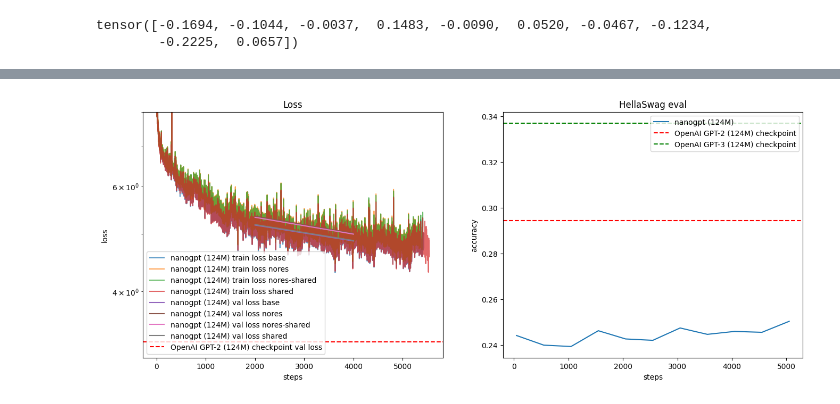
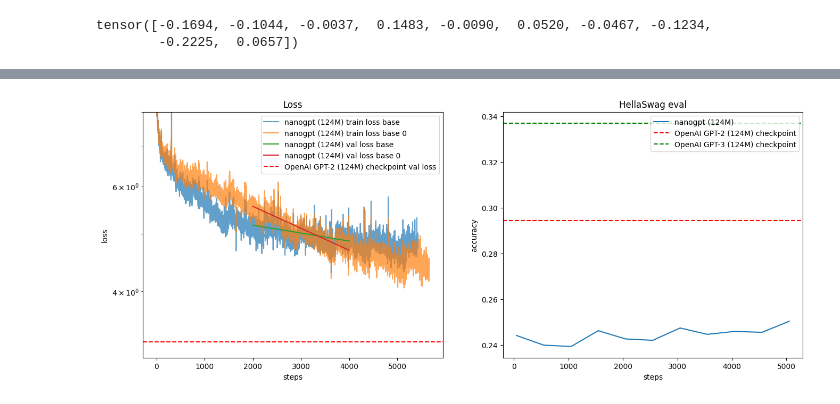
Before and after one commit to Vervious/gpt, a Jupyter notebook: play.ipynb, the cells around one changed output, grey strips where cells are left out. Drawn from its saved outputs; the diff is of its cells as text; code cells hidden in the pictures.

```diff
--- a/play.ipynb
+++ b/play.ipynb
@@ -215,44 +215,43 @@ def gen_points(filename):
         streams_xy[k] = list(zip(*xy))
     return streams_xy
 
-streams_xy_nores = gen_points("log-ben/nores-log.txt")
-streams_xy_base = gen_points("log-ben/base-log.txt")
-streams_xy_nores_shared = gen_points("log-ben/nores-shared-log.txt")
-streams_xy_shared = gen_points("log-ben/shared-log.txt")
+streams_xy_0 = gen_points("log-ben/0-log.txt")
+streams_xy_singlelayer = gen_points("log-ben/singlelayer-log.txt")
 
 # create figure
 plt.figure(figsize=(16, 6))
 
 # Panel 1: losses: both train and val
 plt.subplot(121)
-xs, ys = streams_xy_base["train"] # training loss
+xs, ys = streams_xy_singlelayer["train"] # training loss
 ys = np.array(ys)
 plt.plot(xs, ys, label=f'nanogpt ({sz}) train loss base', alpha=0.7)
 print("Min Train Loss (base):", min(ys))
 
-xs, ys = streams_xy_nores["train"] # training loss
+# xs, ys = streams_xy_nores["train"] # training loss
+# ys = np.array(ys)
+# plt.plot(xs, ys, label=f'nanogpt ({sz}) train loss nores', alpha=0.7)
+# print("Min Train Loss (nores):", min(ys))
+
+# xs, ys = streams_xy_nores_shared["train"] # training loss
+# ys = np.array(ys)
+# plt.plot(xs, ys, label=f'nanogpt ({sz}) train loss nores-shared', alpha=0.7)
+# print("Min Train Loss (nores shared):", min(ys))
+
+# xs, ys = streams_xy_shared["train"] # training loss
+# ys = np.array(ys)
+# plt.plot(xs, ys, label=f'nanogpt ({sz}) train loss shared', alpha=0.7)
+# print("Min Train Loss (shared):", min(ys))
+
+xs, ys = streams_xy_0["train"] # training loss
 ys = np.array(ys)
-plt.plot(xs, ys, label=f'nanogpt ({sz}) train loss nores', alpha=0.7)
-print("Min Train Loss (nores):", min(ys))
+plt.plot(xs, ys, label=f'nanogpt ({sz}) train loss base 0', alpha=0.7)
+print("Min Train Loss (base 0):", min(ys))
 
-xs, ys = streams_xy_nores_shared["train"] # training loss
-ys = np.array(ys)
-plt.plot(xs, ys, label=f'nanogpt ({sz}) train loss nores-shared', alpha=0.7)
-print("Min Train Loss (nores shared):", min(ys))
-
-xs, ys = streams_xy_shared["train"] # training loss
-ys = np.array(ys)
-plt.plot(xs, ys, label=f'nanogpt ({sz}) train loss shared', alpha=0.7)
-print("Min Train Loss (shared):", min(ys))
-
-xs, ys = streams_xy_base["val"] # validation loss
+xs, ys = streams_xy_singlelayer["val"] # validation loss
 plt.plot(xs, ys, label=f'nanogpt ({sz}) val loss base')
-xs, ys = streams_xy_nores["val"] # validation loss
-plt.plot(xs, ys, label=f'nanogpt ({sz}) val loss nores')
-xs, ys = streams_xy_nores_shared["val"] # validation loss
-plt.plot(xs, ys, label=f'nanogpt ({sz}) val loss nores-shared')
-xs, ys = streams_xy_shared["val"] # validation loss
-plt.plot(xs, ys, label=f'nanogpt ({sz}) val loss shared')
+xs, ys = streams_xy_0["val"] # validation loss
+plt.plot(xs, ys, label=f'nanogpt ({sz}) val loss base 0')
 # horizontal line at GPT-2 baseline
 if loss_baseline is not None:
     plt.axhline(y=loss_baseline, color='r', linestyle='--', label=f"OpenAI GPT-2 ({sz}) checkpoint val loss")
@@ -266,7 +265,7 @@ print("Min Validation Loss:", min(ys))
 
 # Panel 2: HellaSwag eval
 plt.subplot(122)
-xs, ys = streams_xy_base["hellaswag"] # HellaSwag eval
+xs, ys = streams_xy_0["hellaswag"] # HellaSwag eval
 ys = np.array(ys)
 plt.plot(xs, ys, label=f"nanogpt ({sz})")
 # horizontal line at GPT-2 baseline
@@ -288,2 +285,2 @@ Min Validation Loss: 4.8713
 Max Hellaswag eval: 0.2504
-[figure, old version]
+[figure, new version]
```
Also changed, not shown: parts of 1 cell of this notebook, 2 other files.
